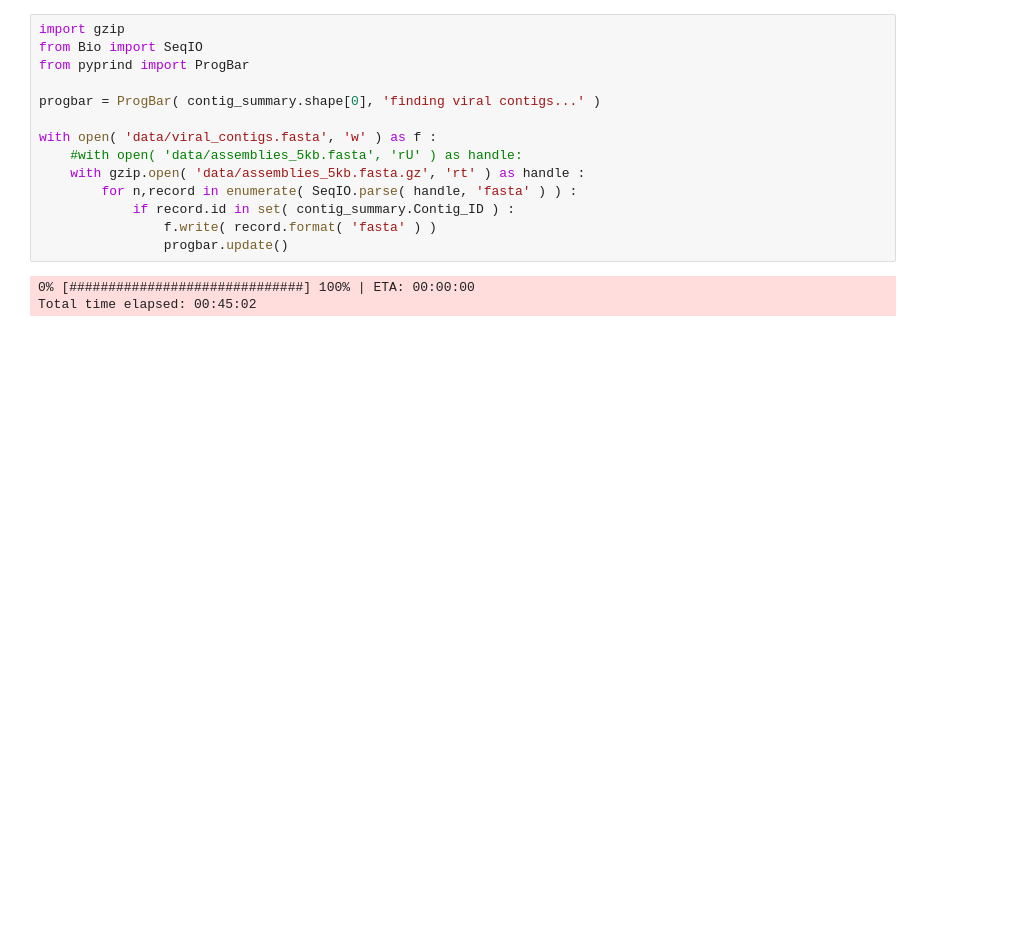
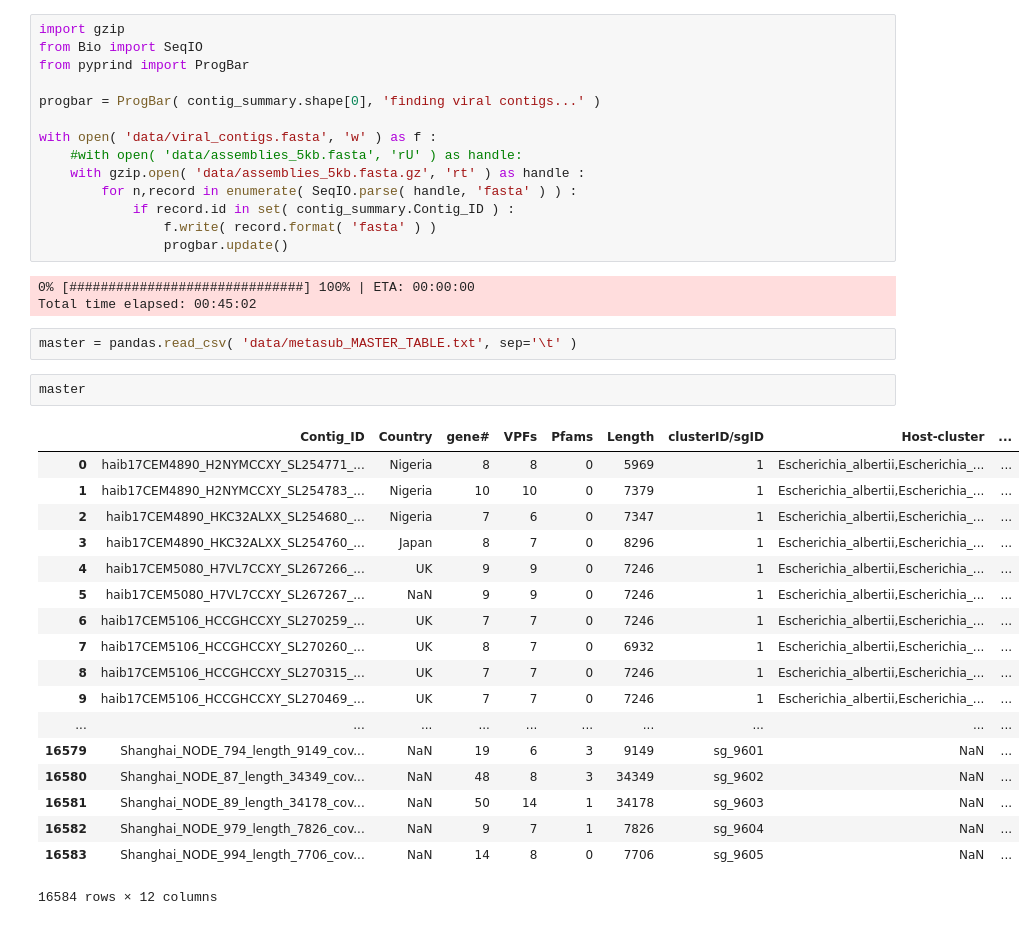
Before and after one commit to ryneches/metasub, a Jupyter notebook: MetaSUBviralBioGeo.ipynb, the cells around one changed output. Saved outputs shown, nothing was run; the diff lists cells and outputs as text; blank space fills up the shorter version.

```diff
--- a/MetaSUBviralBioGeo.ipynb
+++ b/MetaSUBviralBioGeo.ipynb
@@ -269,3 +413,26 @@ with open( 'data/viral_contigs.fasta', 'w' ) as f :
 # %% [output]
 0% [##############################] 100% | ETA: 00:00:00
 Total time elapsed: 00:45:02
+# %%
+master = pandas.read_csv( 'data/metasub_MASTER_TABLE.txt', sep='\t' )
+# %%
+master
+# %% [output]
+|  | Contig_ID | Country | gene# | VPFs | Pfams | Length | clusterID/sgID | Host-cluster | ... |
+| 0 | haib17CEM4890_H2NYMCCXY_SL254771_... | Nigeria | 8 | 8 | 0 | 5969 | 1 | Escherichia_albertii,Escherichia_... | ... |
+| 1 | haib17CEM4890_H2NYMCCXY_SL254783_... | Nigeria | 10 | 10 | 0 | 7379 | 1 | Escherichia_albertii,Escherichia_... | ... |
+| 2 | haib17CEM4890_HKC32ALXX_SL254680_... | Nigeria | 7 | 6 | 0 | 7347 | 1 | Escherichia_albertii,Escherichia_... | ... |
+| 3 | haib17CEM4890_HKC32ALXX_SL254760_... | Japan | 8 | 7 | 0 | 8296 | 1 | Escherichia_albertii,Escherichia_... | ... |
+| 4 | haib17CEM5080_H7VL7CCXY_SL267266_... | UK | 9 | 9 | 0 | 7246 | 1 | Escherichia_albertii,Escherichia_... | ... |
+| 5 | haib17CEM5080_H7VL7CCXY_SL267267_... | NaN | 9 | 9 | 0 | 7246 | 1 | Escherichia_albertii,Escherichia_... | ... |
+| 6 | haib17CEM5106_HCCGHCCXY_SL270259_... | UK | 7 | 7 | 0 | 7246 | 1 | Escherichia_albertii,Escherichia_... | ... |
+| 7 | haib17CEM5106_HCCGHCCXY_SL270260_... | UK | 8 | 7 | 0 | 6932 | 1 | Escherichia_albertii,Escherichia_... | ... |
+| 8 | haib17CEM5106_HCCGHCCXY_SL270315_... | UK | 7 | 7 | 0 | 7246 | 1 | Escherichia_albertii,Escherichia_... | ... |
+| 9 | haib17CEM5106_HCCGHCCXY_SL270469_... | UK | 7 | 7 | 0 | 7246 | 1 | Escherichia_albertii,Escherichia_... | ... |
+| ... | ... | ... | ... | ... | ... | ... | ... | ... | ... |
+| 16579 | Shanghai_NODE_794_length_9149_cov... | NaN | 19 | 6 | 3 | 9149 | sg_9601 | NaN | ... |
+| 16580 | Shanghai_NODE_87_length_34349_cov... | NaN | 48 | 8 | 3 | 34349 | sg_9602 | NaN | ... |
+| 16581 | Shanghai_NODE_89_length_34178_cov... | NaN | 50 | 14 | 1 | 34178 | sg_9603 | NaN | ... |
+| 16582 | Shanghai_NODE_979_length_7826_cov... | NaN | 9 | 7 | 1 | 7826 | sg_9604 | NaN | ... |
+| 16583 | Shanghai_NODE_994_length_7706_cov... | NaN | 14 | 8 | 0 | 7706 | sg_9605 | NaN | ... |
+16584 rows × 12 columns
```
Also changed, not shown: parts of 8 cells of this notebook, 10 other files.
